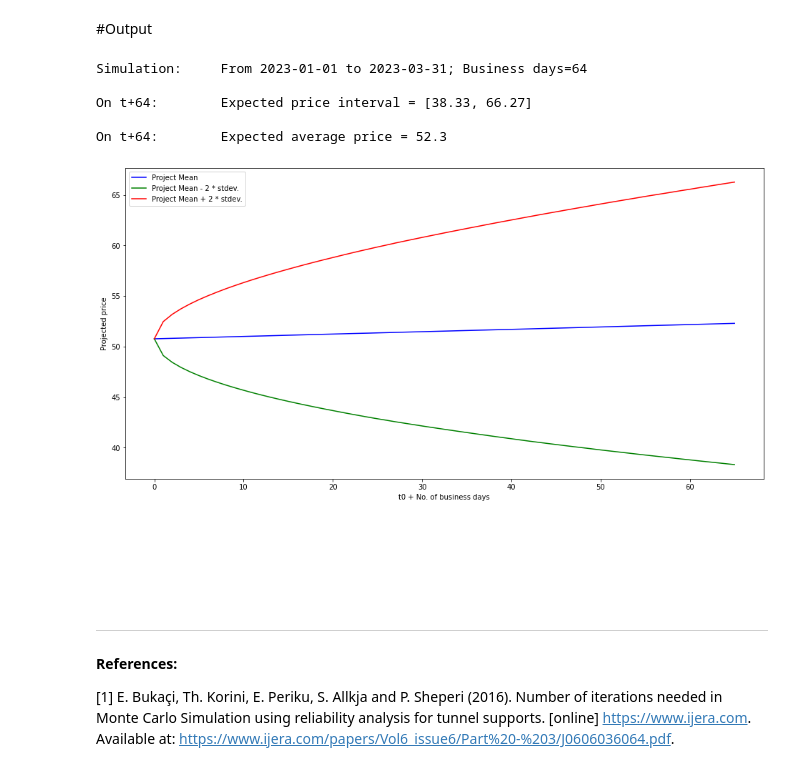
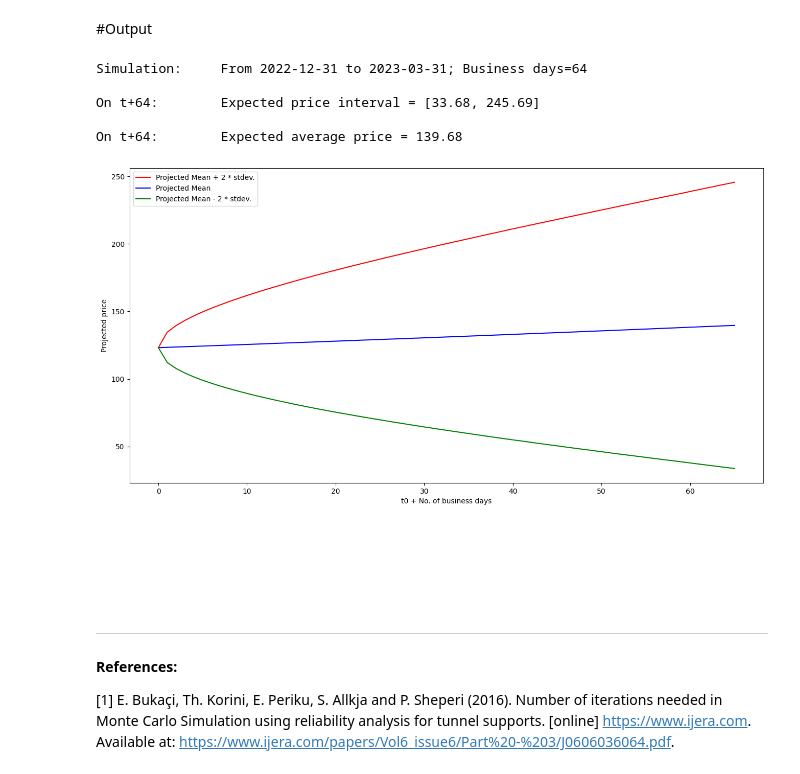
Before and after one commit to kevinhhl/portfolio-management-tools, a Jupyter notebook: Monte_Carlo_Simulation_Random_Walk.ipynb, the cells around one changed output. Saved outputs shown, nothing was run; the diff lists cells and outputs as text; code cells hidden in the pictures.

```diff
--- a/Monte_Carlo_Simulation_Random_Walk.ipynb
+++ b/Monte_Carlo_Simulation_Random_Walk.ipynb
@@ -7,7 +5,7 @@
 # %%
-ticker                        = "PFE"
-hist_yyyy, hist_mm, hist_dd   = 2018, 1, 1            # start date, historical lookback
-t0_yyyy, t0_mm, t0_dd         = 2023, 1, 1            # [t0] end date for historical lookback, and start date for simulations
+ticker                        = "TSLA"
+hist_yyyy, hist_mm, hist_dd   = 2020, 1, 1            # start date, historical lookback
+t0_yyyy, t0_mm, t0_dd         = 2022, 12, 31          # [t0] end date for historical lookback, and start date for simulations
 tn_yyyy, tn_mm, tn_dd         = 2023, 3, 31           # [tn] end date for simulations (no. of periods to be determined based on no. of business days in between t0 and tn)
 n_iters                       = 1000000               # No. of iterations for MCS
 # %% [markdown]
@@ -156,22 +154,22 @@ print("Simulation:\tFrom {} to {}; Business days={}".format(date_t0, date_tn, np
 print("\nOn t+{}:\tExpected price interval = [{}, {}]".format(np.busday_count(date_t0, date_tn), round(lower_bounds[len(lower_bounds)-1],2),round(upper_bounds[len(upper_bounds)-1],2)))
 print("\nOn t+{}:\tExpected average price = {}".format(np.busday_count(date_t0, date_tn), round(center_ln[len(center_ln)-1],2)))
 # %% [output]
-Simulation:     From 2023-01-01 to 2023-03-31; Business days=64
+Simulation:     From 2022-12-31 to 2023-03-31; Business days=64
 
-On t+64:        Expected price interval = [38.33, 66.27]
+On t+64:        Expected price interval = [33.68, 245.69]
 
-On t+64:        Expected average price = 52.3
+On t+64:        Expected average price = 139.68
 # %%
 plt.figure(figsize=(16,8))
-plt.plot(center_ln, label="Project Mean", color="blue")
-plt.plot(lower_bounds, label="Project Mean - 2 * stdev.", color="green")
-plt.plot(upper_bounds, label="Project Mean + 2 * stdev.", color="red")
+plt.plot(upper_bounds, label="Projected Mean + 2 * stdev.", color="red")
+plt.plot(center_ln, label="Projected Mean", color="blue")
+plt.plot(lower_bounds, label="Projected Mean - 2 * stdev.", color="green")
 plt.legend()
 plt.ylabel("Projected price")
 plt.xlabel("t0 + No. of business days")
 plt.show()
 # %% [output]
-[figure, old version]
+[figure, new version]
 # %% [markdown]
 <br>
 <br>
```
Also changed, not shown: parts of 6 cells of this notebook.
